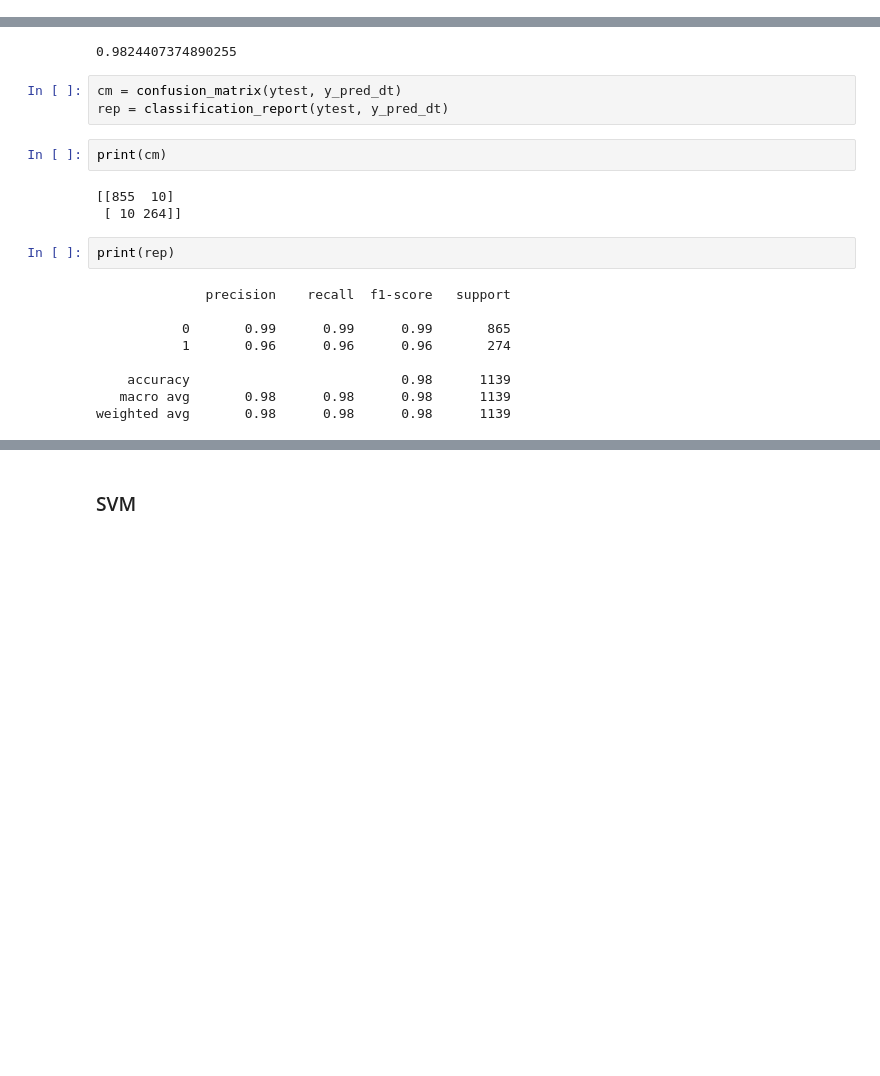
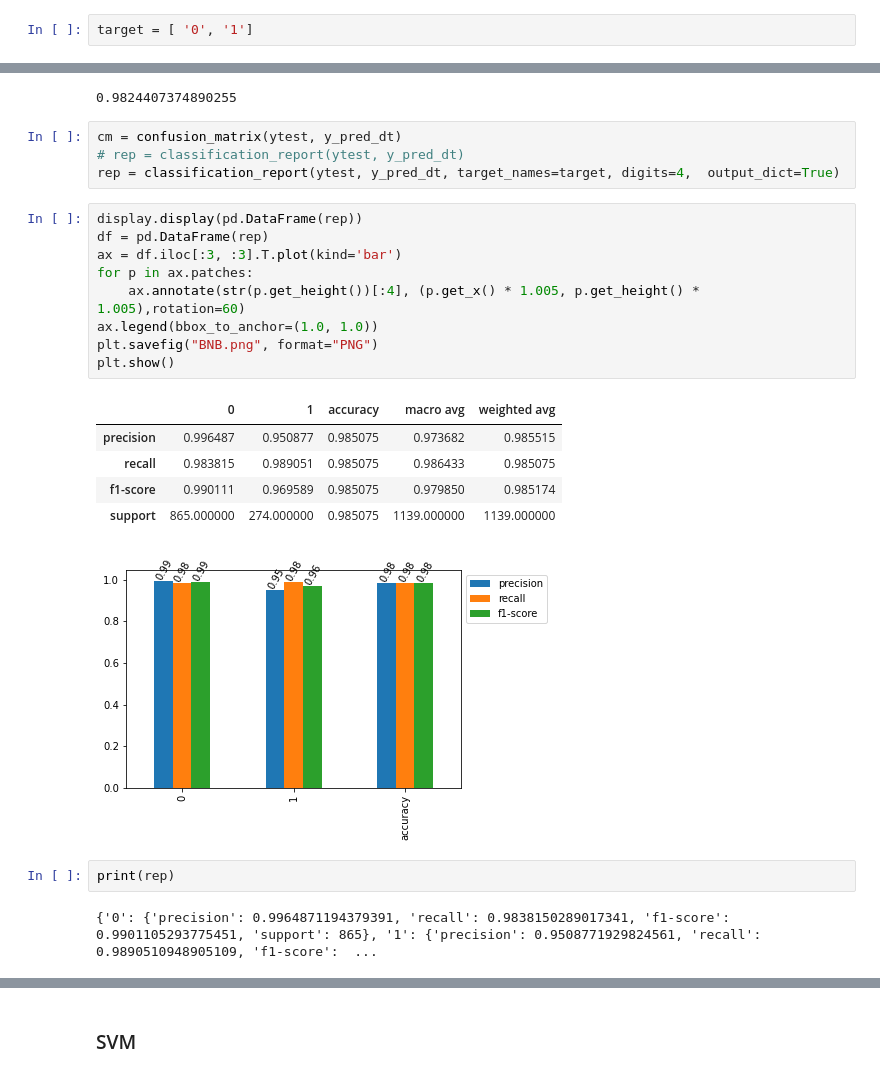
Before and after one commit to Pseth3/emailhoneypot, a Jupyter notebook: SpamClassifier.ipynb, the cells around one changed output, grey strips where cells are left out. Cells and saved outputs as stored; diff of their text form; blank space fills up the shorter version.

```diff
--- a/SpamClassifier.ipynb
+++ b/SpamClassifier.ipynb
@@ -214,6 +222,8 @@ bnb=BernoulliNB()
 bnb.fit(xtrain,ytrain)
 # %% [output]
 BernoulliNB()
+# %%
+target = [ '0', '1']
 # %%
 bnb.score(xtest,ytest)
 # y_pred_dt = bnb.predict(xtest)
@@ -221,23 +231,28 @@ bnb.score(xtest,ytest)
 0.9824407374890255
 # %%
 cm = confusion_matrix(ytest, y_pred_dt)
-rep = classification_report(ytest, y_pred_dt)
+# rep = classification_report(ytest, y_pred_dt)
+rep = classification_report(ytest, y_pred_dt, target_names=target, digits=4,  output_dict=True)
-# %%
-print(cm)
-# %% [output]
-[[855  10]
- [ 10 264]]
+# %%
+display.display(pd.DataFrame(rep))
+df = pd.DataFrame(rep)
+ax = df.iloc[:3, :3].T.plot(kind='bar')
+for p in ax.patches:
+    ax.annotate(str(p.get_height())[:4], (p.get_x() * 1.005, p.get_height() * 1.005),rotation=60)
+ax.legend(bbox_to_anchor=(1.0, 1.0))
+plt.savefig("BNB.png", format="PNG")
+plt.show()
+# %% [output]
+|  | 0 | 1 | accuracy | macro avg | weighted avg |
+| precision | 0.996487 | 0.950877 | 0.985075 | 0.973682 | 0.985515 |
+| recall | 0.983815 | 0.989051 | 0.985075 | 0.986433 | 0.985075 |
+| f1-score | 0.990111 | 0.969589 | 0.985075 | 0.979850 | 0.985174 |
+| support | 865.000000 | 274.000000 | 0.985075 | 1139.000000 | 1139.000000 |
+[figure, added]
 # %%
 print(rep)
 # %% [output]
-              precision    recall  f1-score   support
-
-           0       0.99      0.99      0.99       865
-           1       0.96      0.96      0.96       274
-
-    accuracy                           0.98      1139
-   macro avg       0.98      0.98      0.98      1139
-weighted avg       0.98      0.98      0.98      1139
+{'0': {'precision': 0.9964871194379391, 'recall': 0.9838150289017341, 'f1-score': 0.9901105293775451, 'support': 865}, '1': {'precision': 0.9508771929824561, 'recall': 0.9890510948905109, 'f1-score':  ...
 # %%
 [round(np.mean(x),3) for x in precision_recall_fscore_support(ytest, y_pred_dt)]
 # %% [output]
```
Also changed, not shown: parts of 12 cells of this notebook, 3 other files.
